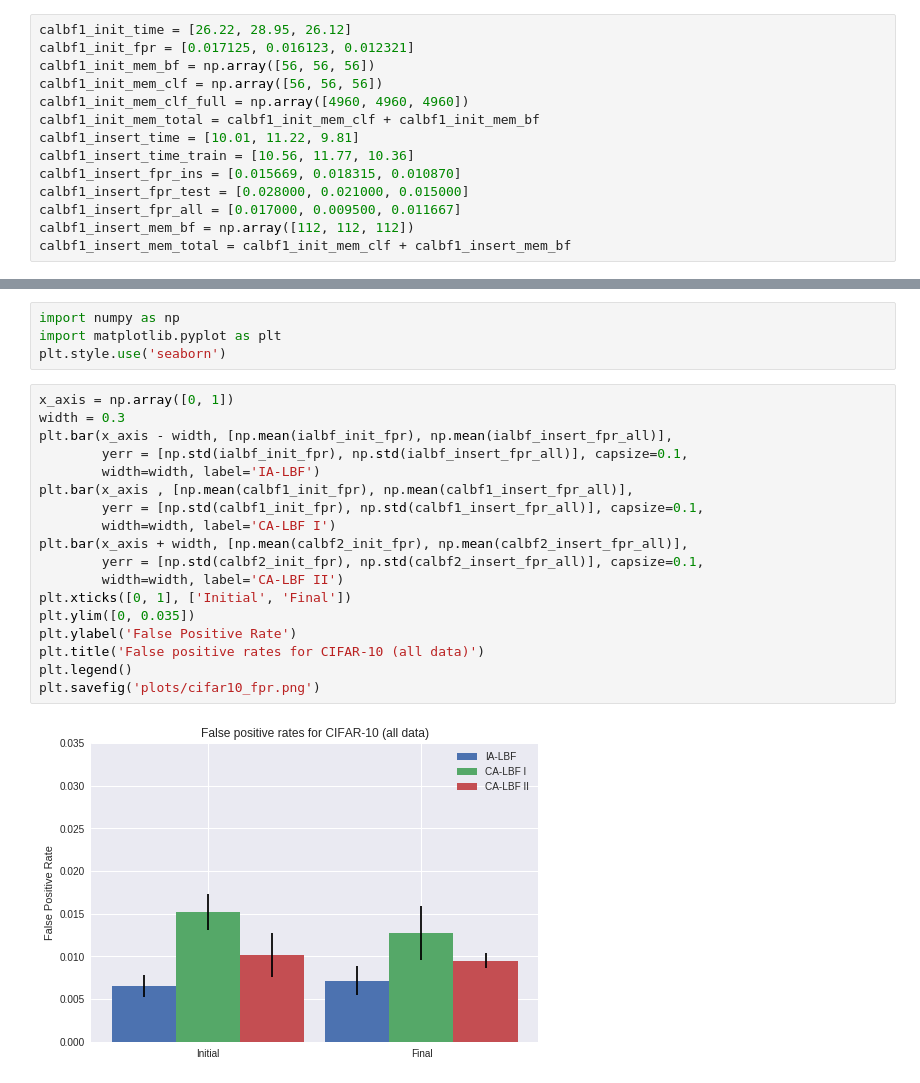
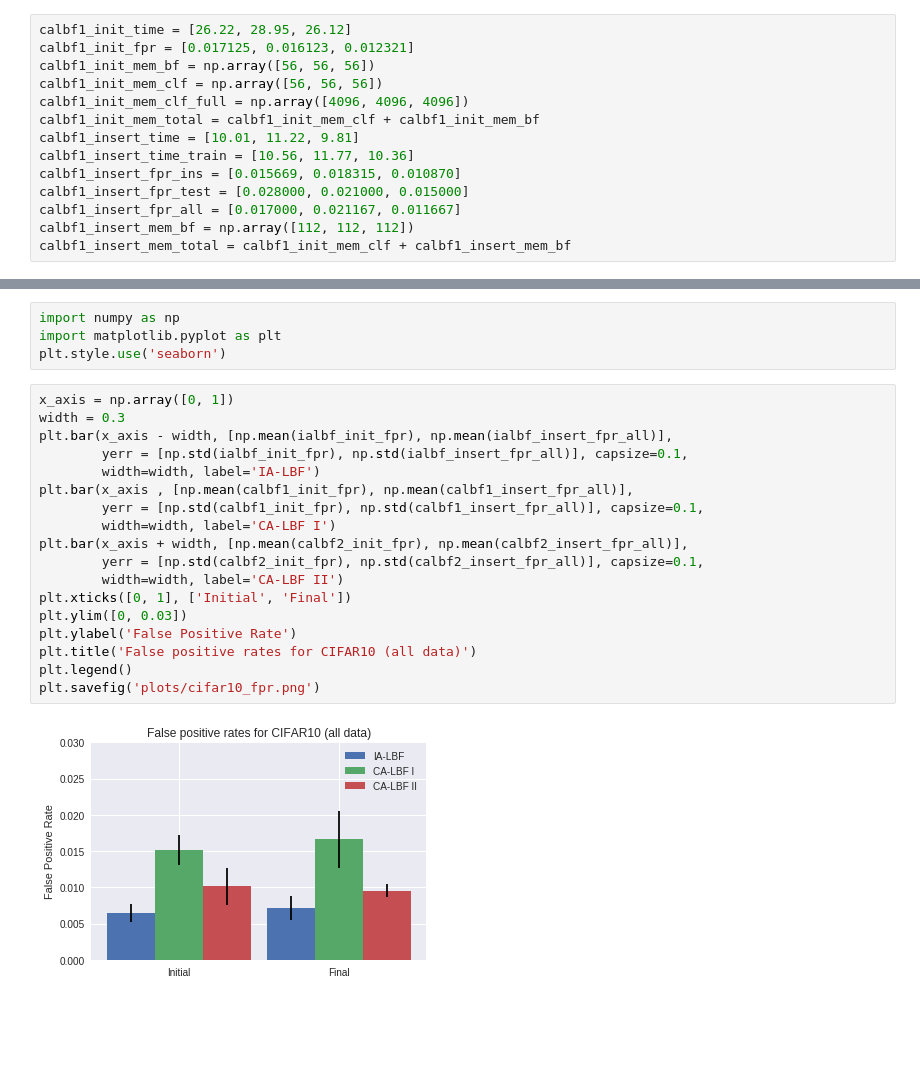
Before and after one commit to arindambhattacharya/LBF, a Jupyter notebook: cifar/Graphs.ipynb, the cells around one changed output, grey strips where cells are left out. Drawn from its saved outputs; the diff is of its cells as text; blank space fills up the shorter version.

```diff
--- a/cifar/Graphs.ipynb
+++ b/cifar/Graphs.ipynb
@@ -18,13 +19,13 @@ calbf1_init_time = [26.22, 28.95, 26.12]
 calbf1_init_fpr = [0.017125, 0.016123, 0.012321]
 calbf1_init_mem_bf = np.array([56, 56, 56])
 calbf1_init_mem_clf = np.array([56, 56, 56])
-calbf1_init_mem_clf_full = np.array([4960, 4960, 4960])
+calbf1_init_mem_clf_full = np.array([4096, 4096, 4096])
 calbf1_init_mem_total = calbf1_init_mem_clf + calbf1_init_mem_bf
 calbf1_insert_time = [10.01, 11.22, 9.81]
 calbf1_insert_time_train = [10.56, 11.77, 10.36]
 calbf1_insert_fpr_ins = [0.015669, 0.018315, 0.010870]
 calbf1_insert_fpr_test = [0.028000, 0.021000, 0.015000]
-calbf1_insert_fpr_all = [0.017000, 0.009500, 0.011667]
+calbf1_insert_fpr_all = [0.017000, 0.021167, 0.011667]
 calbf1_insert_mem_bf = np.array([112, 112, 112])
 calbf1_insert_mem_total = calbf1_init_mem_clf + calbf1_insert_mem_bf
 # %%
@@ -48,23 +49,23 @@ plt.style.use('seaborn')
 # %%
 x_axis = np.array([0, 1])
 width = 0.3
 plt.bar(x_axis - width, [np.mean(ialbf_init_fpr), np.mean(ialbf_insert_fpr_all)],
         yerr = [np.std(ialbf_init_fpr), np.std(ialbf_insert_fpr_all)], capsize=0.1,
         width=width, label='IA-LBF')
 plt.bar(x_axis , [np.mean(calbf1_init_fpr), np.mean(calbf1_insert_fpr_all)],
         yerr = [np.std(calbf1_init_fpr), np.std(calbf1_insert_fpr_all)], capsize=0.1,
         width=width, label='CA-LBF I')
 plt.bar(x_axis + width, [np.mean(calbf2_init_fpr), np.mean(calbf2_insert_fpr_all)],
         yerr = [np.std(calbf2_init_fpr), np.std(calbf2_insert_fpr_all)], capsize=0.1,
         width=width, label='CA-LBF II')
 plt.xticks([0, 1], ['Initial', 'Final'])
-plt.ylim([0, 0.035])
+plt.ylim([0, 0.03])
 plt.ylabel('False Positive Rate')
-plt.title('False positive rates for CIFAR-10 (all data)')
+plt.title('False positive rates for CIFAR10 (all data)')
 plt.legend()
 plt.savefig('plots/cifar10_fpr.png')
 # %% [output]
-[figure, old version]
+[figure, new version]
 # %%
 x_axis = np.array([0, 1])
 width = 0.3
```
Also changed, not shown: parts of 7 cells of this notebook, 47 other files.
